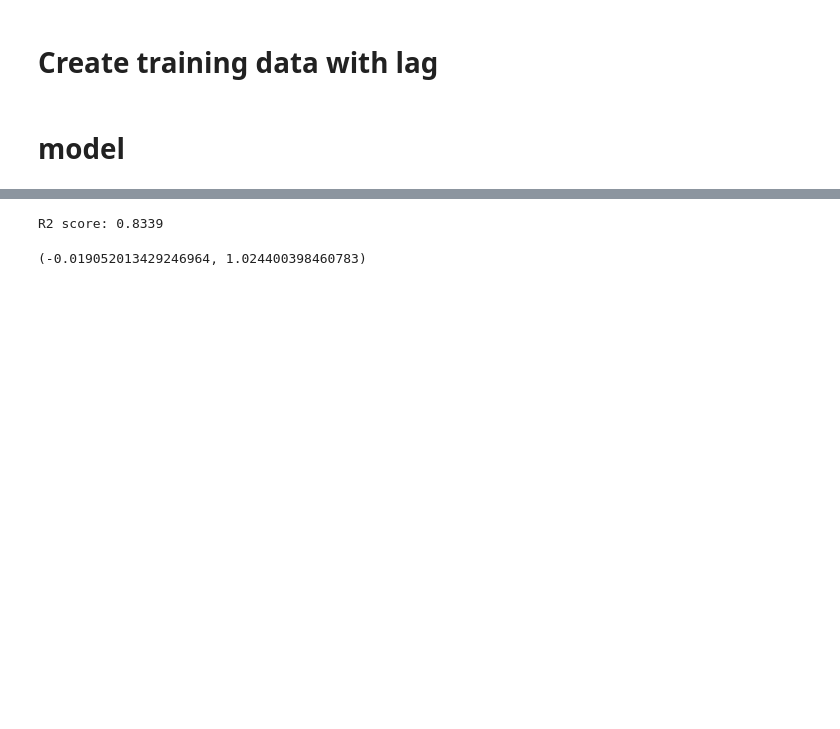
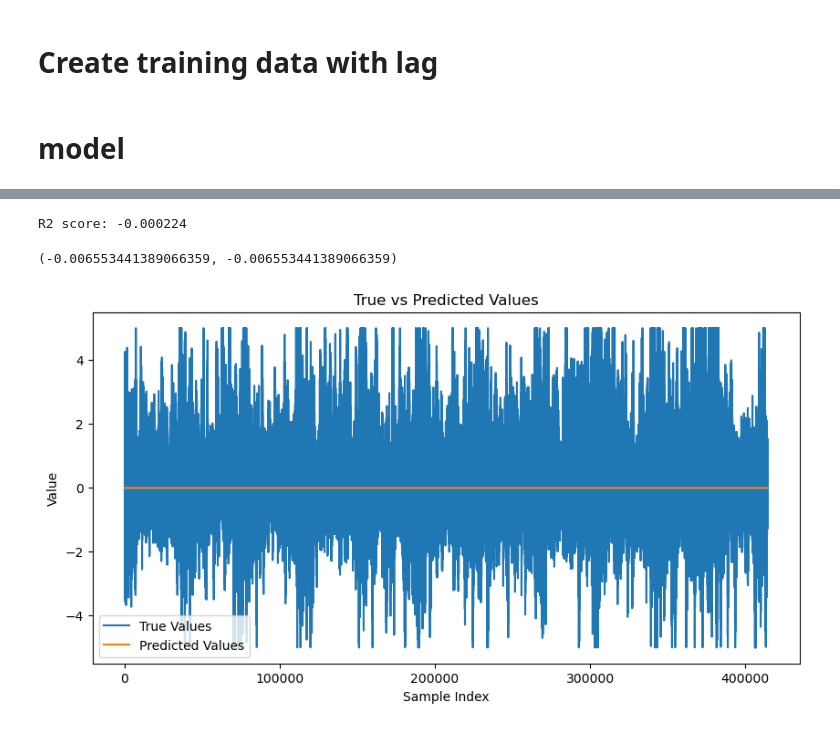
Before and after one commit to Merzenval/JaneStreet, a Jupyter notebook: main.ipynb, the cells around one changed output, grey strips where cells are left out. Cells and saved outputs as stored; diff of their text form; code cells hidden in the pictures; blank space fills up the shorter version.

```diff
--- a/main.ipynb
+++ b/main.ipynb
@@ -123,0 +111,13 @@ SGDRegressor()
+# %%
+from sklearn.preprocessing import MinMaxScaler, StandardScaler
+
+# ScaleX = MinMaxScaler(feature_range=(-1,1)).fit(train_set[all_features_cols])
+# ScaleY = MinMaxScaler(feature_range=(-1,1)).fit(train_set[target_cols])
+
+ScaleX = StandardScaler().fit(train_set[all_features_cols])
+ScaleY = StandardScaler().fit(train_set[target_cols])
+
+X_train = ScaleX.transform(train_set[all_features_cols])
+y_train = ScaleY.transform(train_set[target_cols])
+X_val = ScaleX.transform(val_set[all_features_cols])
+y_val = ScaleY.transform(val_set[target_cols])
@@ -123,0 +164,16 @@ SGDRegressor()
+# %%
+# Use the best parameters to train the final model
+best_params = grid_search.best_params_
+
+# Create a new pipeline with the best parameters
+SGDReg = SGDRegressor(
+        loss=best_params['loss'],
+        penalty=best_params['penalty'],
+        alpha=best_params['alpha'],
+        max_iter=best_params['max_iter'],
+        tol=best_params['tol'],
+        learning_rate=best_params['learning_rate'],
+        eta0=best_params['eta0']
+    )
+
+SGDReg.fit(X_train, y_train)
@@ -124,14 +193,35 @@ SGDRegressor()
+# %%
+pred = SGDReg.predict(X_val)
+pred_inverse = ScaleY.inverse_transform(pred.reshape(-1, 1))
+r2 = r2_score(val_set[target_cols], pred_inverse, sample_weight=val_set[weight_cols])
+print(f"R2 score: {r2:.6f}")
+# %% [output]
+R2 score: -0.000224
+# %%
+pred_inverse.min(), pred_inverse.max()
+# %% [output]
+(-0.006553441389066359, -0.006553441389066359)
+# %%
+import matplotlib.pyplot as plt
+plt.figure(figsize=(10, 5))
+plt.plot(val_set[target_cols].reset_index(drop =True), label='True Values')
+plt.plot(pred_inverse, label='Predicted Values')
+plt.xlabel('Sample Index')
+plt.ylabel('Value')
+plt.title('True vs Predicted Values')
+plt.legend()
+plt.show()
+# %% [output]
+[figure, added]
 # %%
-def validate_5_fold(model, val_set, features, target):
-    batch_size = len(val_set)//5
+def validate_n_fold(model,val_set,n_folds):
+    global all_features_cols, target_cols, weight_cols, ScaleX, ScaleY
+    batch_size = len(val_set)//n_folds
+    X_val = ScaleX.transform(val_set[all_features_cols])
     for i in range(0, len(val_set), batch_size):
-        val_batch = val_set.iloc[i:i+batch_size]
-        preds = model.predict(val_batch[features])
-        score1 = r2_score(val_batch[target_cols], preds ,sample_weight= val_batch[weight_cols])
-        print(f'Batch {i//batch_size} r2_score: {score1:.4f}')
+        X_batch = X_val[i:i+batch_size]
+        val_batch = val_set[i:i+batch_size]
+        preds = model.predict(X_batch)
+        pred_inverse = ScaleY.inverse_transform(preds.reshape(-1, 1))
+        score1 = r2_score(val_batch[target_cols], pred_inverse ,sample_weight= val_batch[weight_cols])
+        print(f'Batch {i//batch_size} r2_score: {score1:.6f}')
-# %% [output]
-R2 score: 0.8339
-# %%
-validate_5_fold(pipeline, val_set, all_features_cols, target_cols)
-# %% [output]
-(-0.019052013429246964, 1.024400398460783)
```
Also changed, not shown: parts of 19 cells of this notebook, 6 other files.
